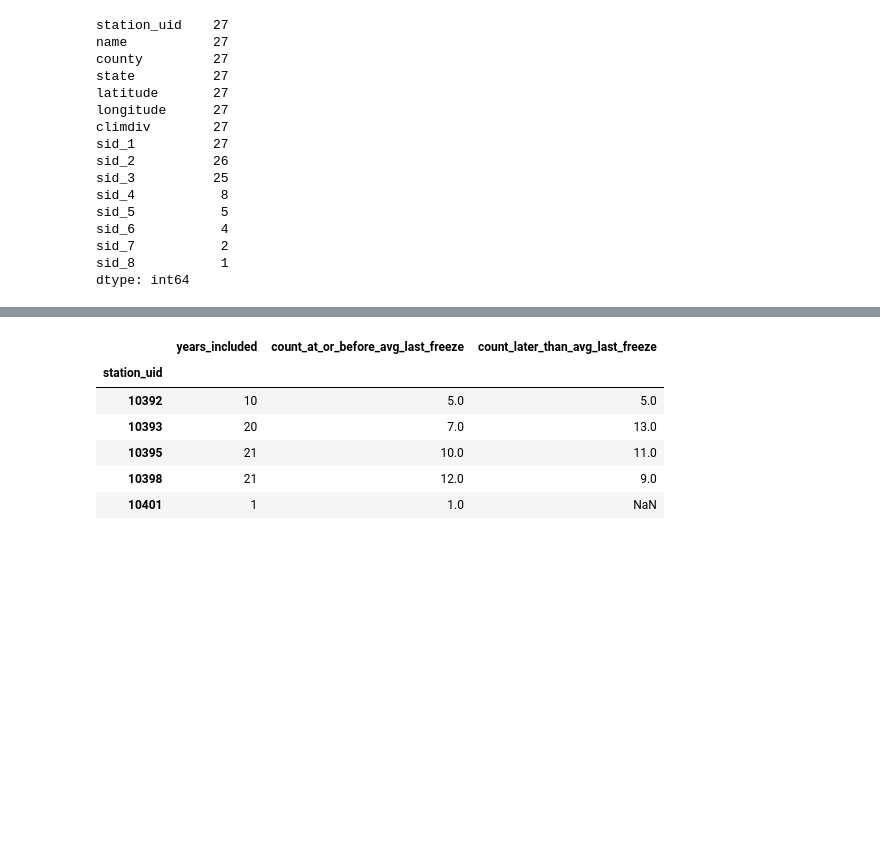
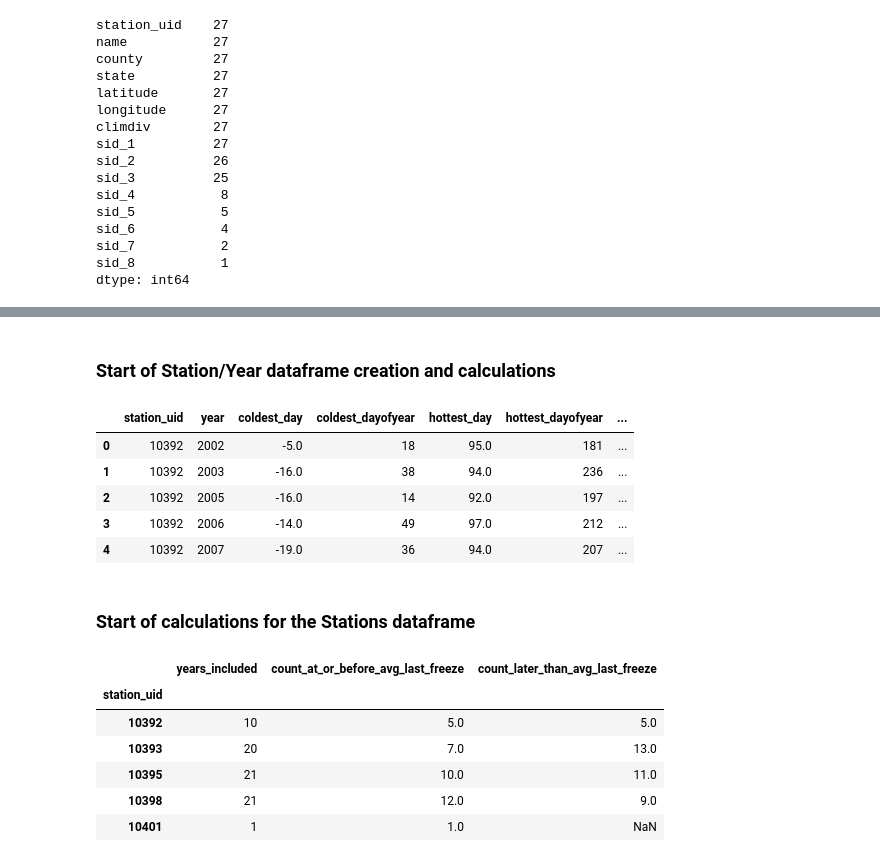
Before and after one commit to UofM-Final-Project/Home_Gardeners_Analysis, a Jupyter notebook: scripts/parse_json_file.ipynb, the cells around one changed output, grey strips where cells are left out. Saved outputs shown, nothing was run; the diff lists cells and outputs as text; code cells hidden in the pictures; blank space fills up the shorter version.

```diff
--- a/scripts/parse_json_file.ipynb
+++ b/scripts/parse_json_file.ipynb
@@ -241,6 +260,8 @@ observations_df['obs_year'] = pd.to_datetime(observations_df['date']).dt.year
 observations_df['obs_month'] = pd.to_datetime(observations_df['date']).dt.month
 observations_df['obs_day'] = pd.to_datetime(observations_df['date']).dt.day
 observations_df['obs_dayofyear'] = pd.to_datetime(observations_df['date']).dt.dayofyear
+# %% [markdown]
+### Start of Station/Year dataframe creation and calculations
 # %%
 # create a dataframe to store yearly summary info by station ID
 years = pd.to_datetime(observations_df['date']).dt.year.unique()
@@ -268,6 +306,17 @@ april_to_may_days_recorderd_df = pd.DataFrame(observations_df.loc[(observations_
 station_yearly_metrics_df = pd.merge(station_yearly_metrics_df, last_freeze_df, how='left', left_on=['station_uid', 'year'], right_on = ["station_uid","obs_year"])
 station_yearly_metrics_df = pd.merge(station_yearly_metrics_df, first_freeze_df, how='left', left_on=['station_uid', 'year'], right_on = ["station_uid","obs_year"])
 station_yearly_metrics_df = pd.merge(station_yearly_metrics_df, april_to_may_days_recorderd_df, left_on=['station_uid', 'year'], right_on = ["station_uid","obs_year"])
+# %%
+station_yearly_metrics_df.head()
+# %% [output]
+|  | station_uid | year | coldest_day | coldest_dayofyear | hottest_day | hottest_dayofyear | ... |
+| 0 | 10392 | 2002 | -5.0 | 18 | 95.0 | 181 | ... |
+| 1 | 10392 | 2003 | -16.0 | 38 | 94.0 | 236 | ... |
+| 2 | 10392 | 2005 | -16.0 | 14 | 92.0 | 197 | ... |
+| 3 | 10392 | 2006 | -14.0 | 49 | 97.0 | 212 | ... |
+| 4 | 10392 | 2007 | -19.0 | 36 | 94.0 | 207 | ... |
+# %% [markdown]
+### Start of calculations for the Stations dataframe
 # %%
 # Determine the mean/average last freeze date for a station
 avg_last_freeze_df = pd.DataFrame(station_yearly_metrics_df.groupby(['station_uid'])['last_freeze_dayofyear'].mean().round(0)).rename(columns={'last_freeze_dayofyear':'avg_last_freeze_dayofyear'})
```
Also changed, not shown: parts of 30 cells of this notebook, 3 other files.
